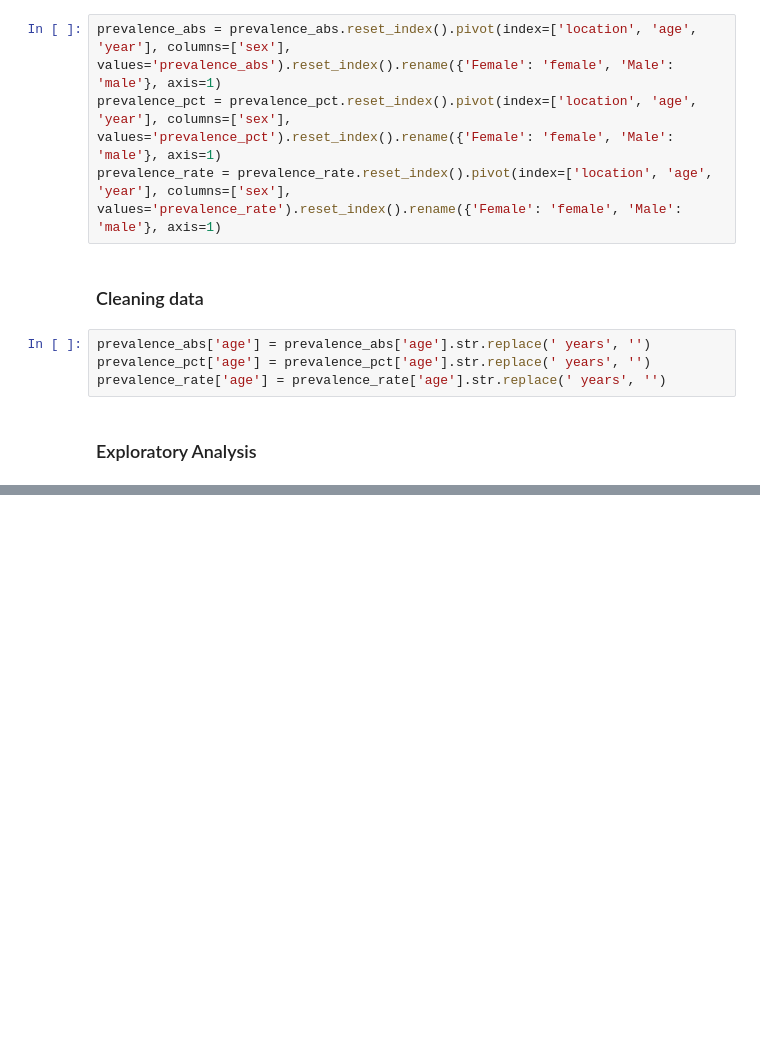
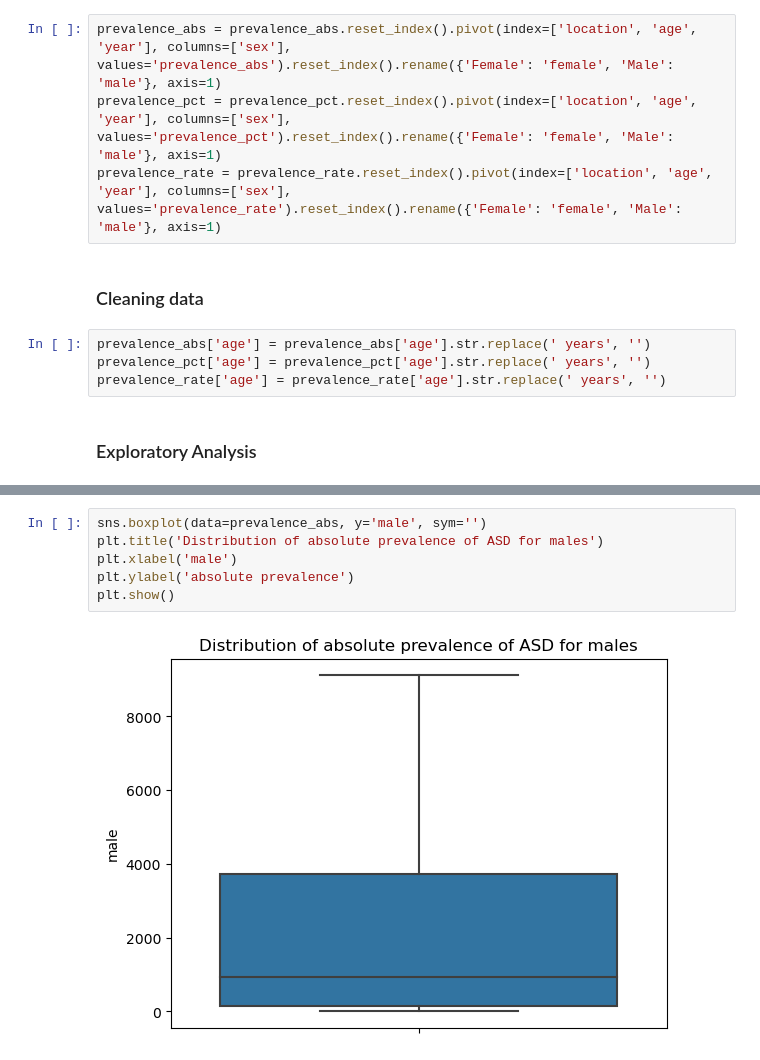
Before and after one commit to purple-papaya/worldwide_autism, a Jupyter notebook: worldwide_autism.ipynb, the cells around one changed output, grey strips where cells are left out. Saved outputs shown, nothing was run; the diff lists cells and outputs as text; blank space fills up the shorter version.

```diff
--- a/worldwide_autism.ipynb
+++ b/worldwide_autism.ipynb
@@ -25,0 +82,8 @@ prevalence_rate['age'] = prevalence_rate['age'].str.replace(' years', '')
+# %%
+sns.boxplot(data=prevalence_abs, y='male', sym='')
+plt.title('Distribution of absolute prevalence of ASD for males')
+plt.xlabel('male')
+plt.ylabel('absolute prevalence')
+plt.show()
+# %% [output]
+[figure, added]
```
Also changed, not shown: parts of 13 cells of this notebook.
